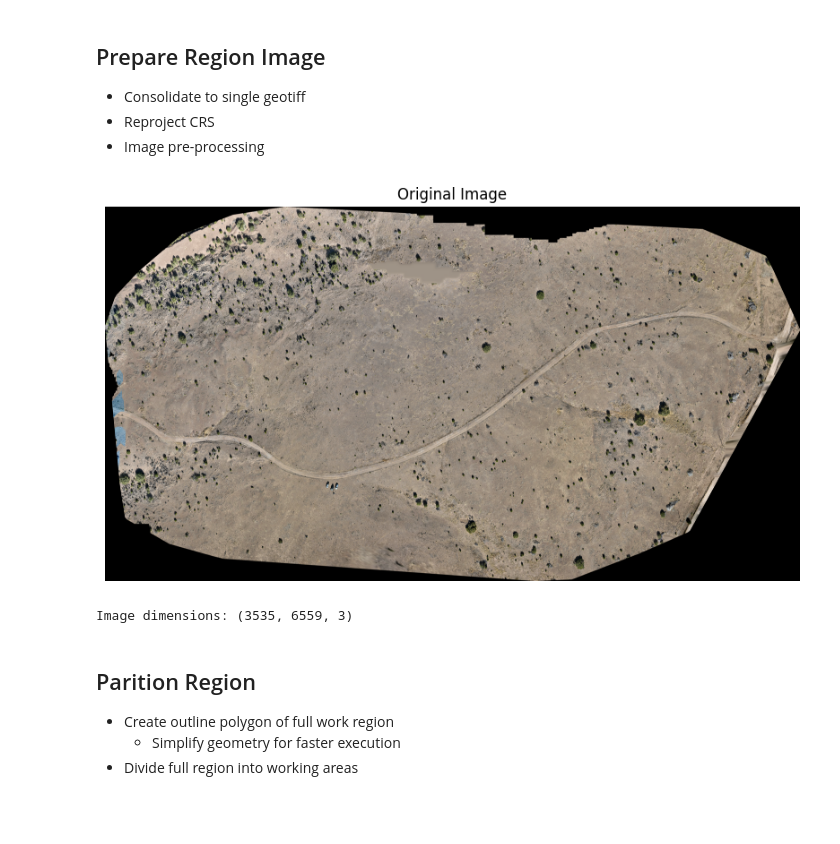
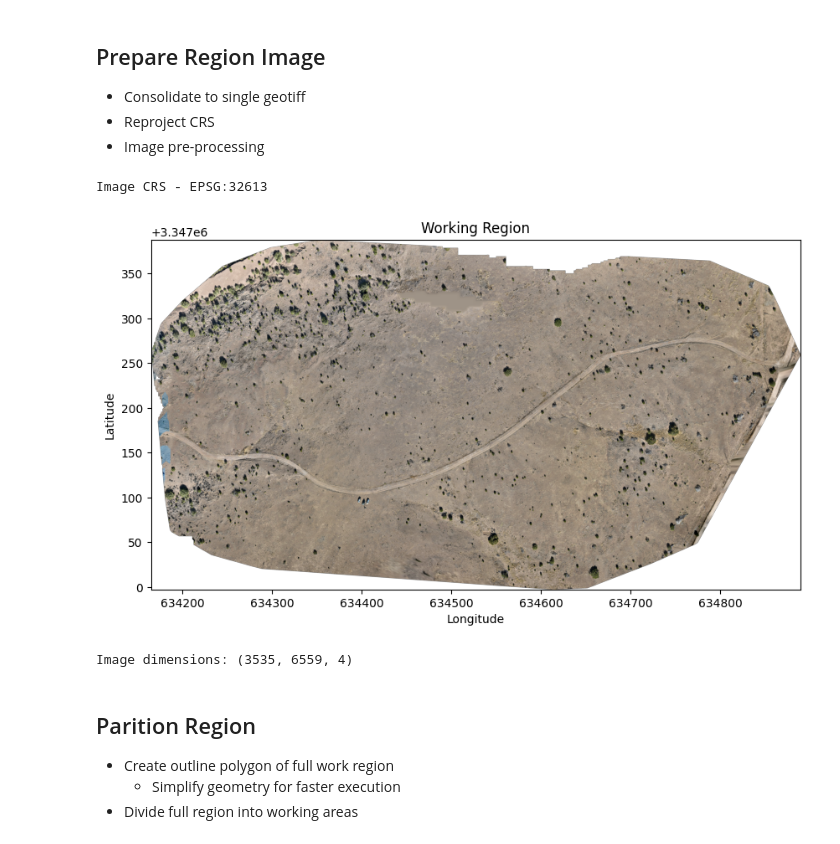
Before and after one commit to javelina-works/unsupervised-cv-search, a Jupyter notebook: content/notebooks/work_plan.ipynb, the cells around one changed output. Cells and saved outputs as stored; diff of their text form; code cells hidden in the pictures; blank space fills up the shorter version.

Commit message:
Almost to overlay of targets in cells
Issue with extent, georeferencing of our points.

```diff
--- a/content/notebooks/work_plan.ipynb
+++ b/content/notebooks/work_plan.ipynb
@@ -45,19 +42,31 @@ from plant_search.load_image import load_image, plot_image
 # file_path = '../input/IGNORE_Brewster-ortho.tif'
 file_path = '../input/IGNORE_Brewster-2024-all-orthophoto-UTM-32613.tif'
 # %%
-from plant_search.load_image import load_image, plot_image
+from plant_search.load_image import load_image, plot_image, plot_geotiff
 
 ds = 2 # downscale ratio
 
-image = load_image(file_path)
-if image is not None:
+image, transform, bounds = load_image(file_path)
+
+# We have a georeferenced image
+if image is not None and transform and bounds:
+    image = image[::ds, ::ds]
+    # Calculate extent in geographic coordinates
+    image_extent = [bounds.left, bounds.right, bounds.bottom, bounds.top]
+    plot_geotiff(image, transform, bounds, "Working Region")
+
+# We have image, but not georeferenced
+elif image is not None and bounds:
+    height, width = image.shape[:2]
+    image_extent = (0, width, 0, height)
+    image = image[::ds, ::ds]
     plot_image(image, "Original Image")
-    image = image[::ds, ::ds]
 
 print(f"Image dimensions: {image.shape}")
 # %% [output]
+Image CRS - EPSG:32613
-[figure, old version]
+[figure, new version]
-Image dimensions: (3535, 6559, 3)
+Image dimensions: (3535, 6559, 4)
 # %%
 # Reproject region to geographic CRS
 import rasterio
```
Also changed, not shown: parts of 7 cells of this notebook, 1 other file.
